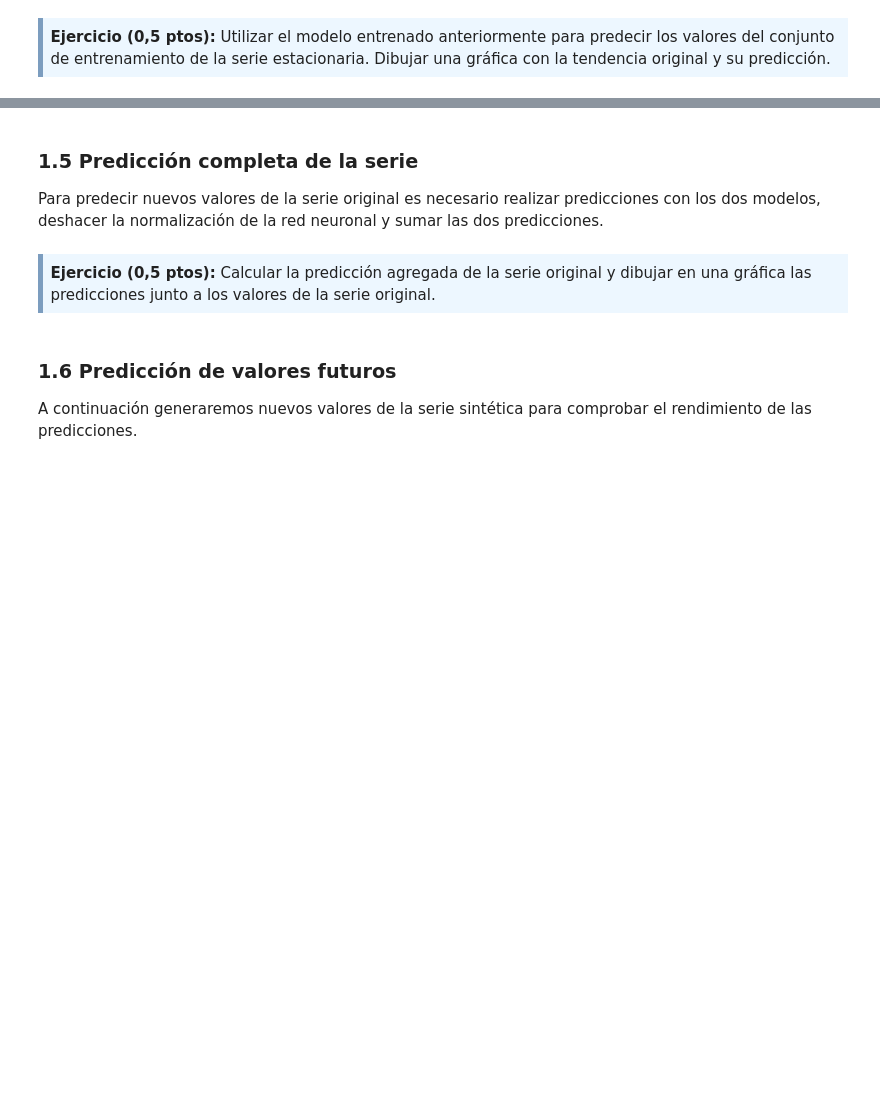
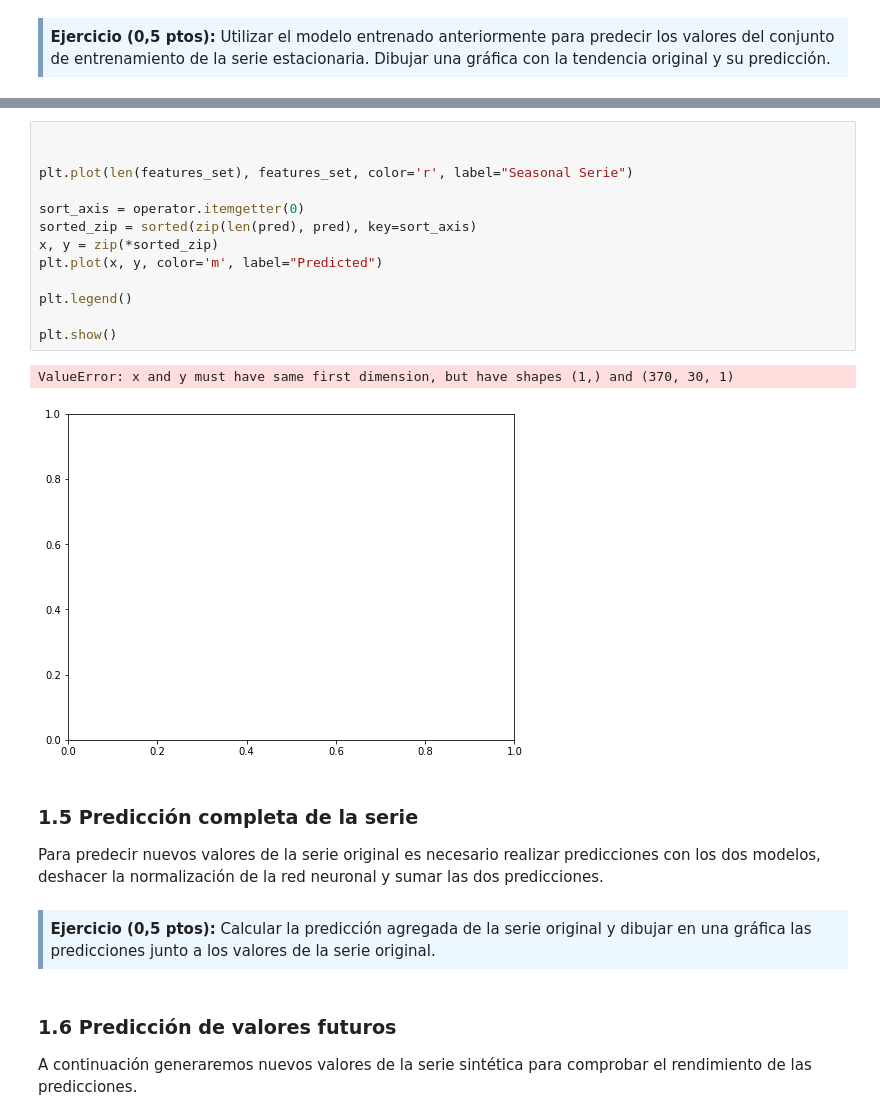
Before and after one commit to fernandoabcampos/deep-learning, a Jupyter notebook: PEC3/20182_M2.875_PEC3-Enunciado.ipynb, the cells around one changed output, grey strips where cells are left out. Saved outputs shown, nothing was run; the diff lists cells and outputs as text; blank space fills up the shorter version.

```diff
--- a/PEC3/20182_M2.875_PEC3-Enunciado.ipynb
+++ b/PEC3/20182_M2.875_PEC3-Enunciado.ipynb
@@ -234,3 +289,19 @@ features_set = np.reshape(features_set, (features_set.shape[0], features_set.sha
+# %%
+
+
+plt.plot(len(features_set), features_set, color='r', label="Seasonal Serie")
+
+sort_axis = operator.itemgetter(0)
+sorted_zip = sorted(zip(len(pred), pred), key=sort_axis)
+x, y = zip(*sorted_zip)
+plt.plot(x, y, color='m', label="Predicted")
+
+plt.legend()
+
+plt.show()
+# %% [output]
+ValueError: x and y must have same first dimension, but have shapes (1,) and (370, 30, 1)
+[figure, added]
 # %% [markdown]
 ### 1.5 Predicción completa de la serie
 
```
Also changed, not shown: parts of 3 cells of this notebook.
